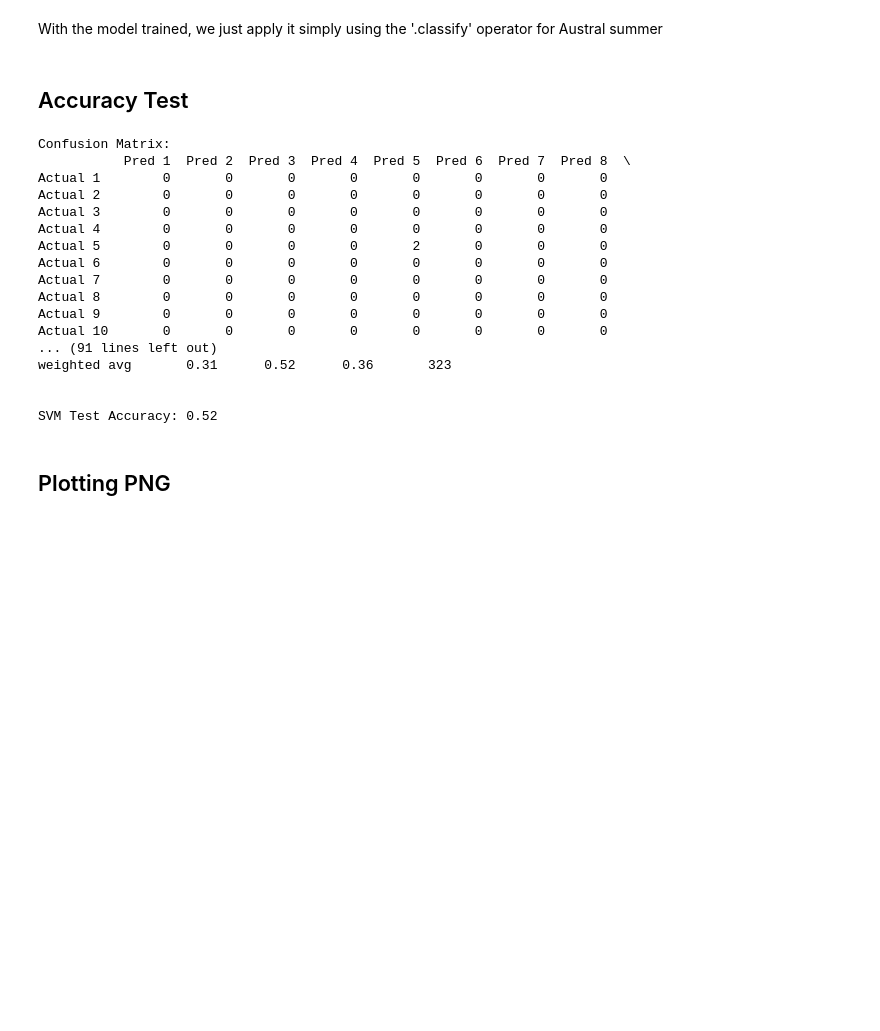
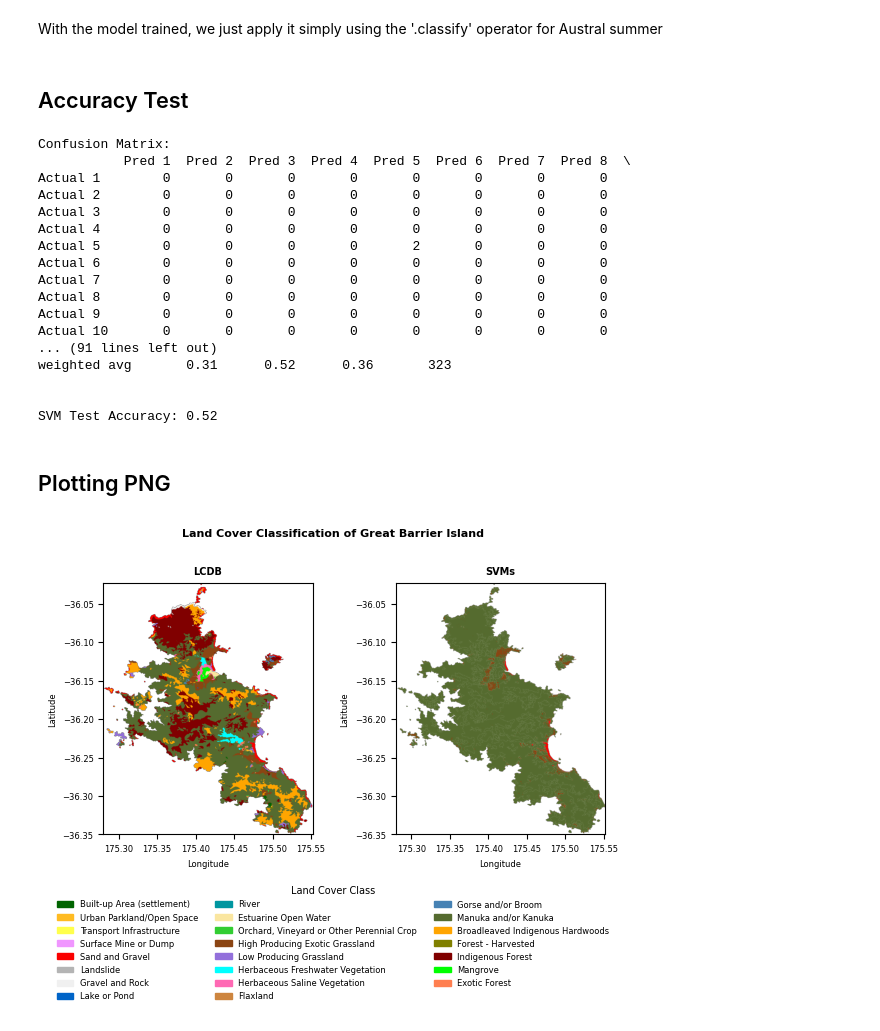
Before and after one commit to fuadfach/geog761lab, a Jupyter notebook: 761_Lab2_fuad.ipynb, the cells around one changed output. Cells and saved outputs as stored; diff of their text form; code cells hidden in the pictures; blank space fills up the shorter version.

Commit message:
change image font and figure size

```diff
--- a/761_Lab2_fuad.ipynb
+++ b/761_Lab2_fuad.ipynb
@@ -760,39 +760,41 @@ for type, img in classified_by_type.items():
     thumb_files[type] = fname
 
 # Layout: lcdb & svm
-fig = plt.figure(figsize=(3.5, 3.5))
+fig = plt.figure(figsize=(6, 6))
 gs = gridspec.GridSpec(1, 2, figure=fig)
 
 ax_11 = fig.add_subplot(gs[0:1, 0:1])
 ax_12 = fig.add_subplot(gs[0:1, 1:2])
 
 axes_map = {'LCDB': ax_11, 'SVMs': ax_12}
 
 for type, ax in axes_map.items():
     img_arr = mpimg.imread(thumb_files[type])
     ax.imshow(img_arr, extent=[xmin, xmax, ymin, ymax])
     ax.set_title(f'{type}', fontsize=7, fontweight='bold')
     ax.set_xlabel("Longitude", fontsize=6)
     ax.set_ylabel("Latitude", fontsize=6)
     ax.set_xlim(xmin, xmax)
     ax.set_ylim(ymin, ymax)
-    ax.tick_params(axis='both', which='major', labelsize=5)
+    ax.tick_params(axis='both', which='major', labelsize=6)
 
 fig.suptitle('Land Cover Classification of Great Barrier Island',
-             fontsize=8, fontweight='bold', y=0.85)
+             fontsize=8, fontweight='bold', y=0.78)
 
 # Legend
 handles = [plt.Rectangle((0, 0), 1, 1, color=c) for c in lcdb_colors_hex]
 fig.legend(handles,
            lcdb_labels,
            loc='lower center',
            ncol=3,
-           bbox_to_anchor=(0.5, -0.06),
+           bbox_to_anchor=(0.5, -0.02),
            fontsize=6,
            frameon=False,
            title='Land Cover Class',
            title_fontsize=7)
 
 plt.tight_layout()
-plt.savefig('classified_panels_shared_legend_caption.png', dpi=1000, bbox_inches='tight')
+plt.savefig('classified_panels_shared_legend_caption.png', dpi=1200, bbox_inches='tight')
 plt.show()
+# %% [output]
+[figure, added]
```
Also changed, not shown: parts of 1 cell of this notebook.
